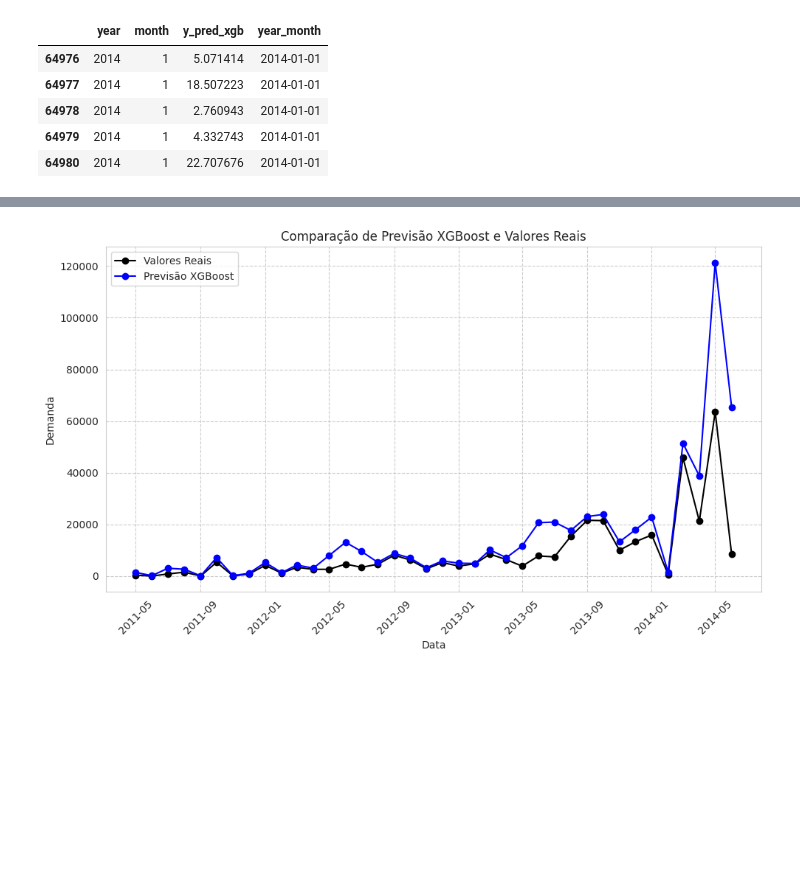
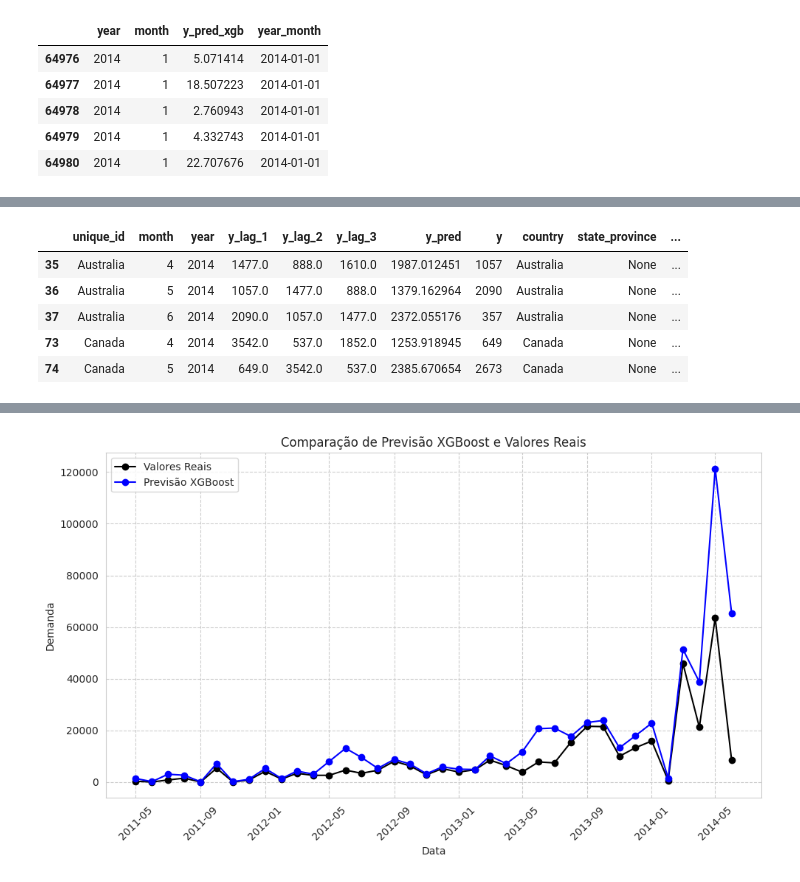
Before and after one commit to drisanches/desafio_final_LH, a Jupyter notebook: docs/aw_sales_forecasting.ipynb, the cells around one changed output, grey strips where cells are left out. Saved outputs shown, nothing was run; the diff lists cells and outputs as text; code cells hidden in the pictures; blank space fills up the shorter version.

```diff
--- a/docs/aw_sales_forecasting.ipynb
+++ b/docs/aw_sales_forecasting.ipynb
@@ -1134,5 +1137,5 @@ y_test1 = Y_test1['y']
 # %%
-unique_ids = list(X_train1['unique_id'].unique()) + list(X_test1['unique_id'].unique())
+encoder = LabelEncoder()
 encoder.fit(unique_ids)
 
 X_train1['unique_id'] = encoder.transform(X_train1['unique_id'])
@@ -1275,0 +1281,5 @@ forecast_df.head()
+# %%
+demand_agg_xgb = X_test1.copy()
+demand_agg_xgb['y_pred'] = y_pred_xgb
+demand_agg_xgb['y'] = y_test1
+demand_agg_xgb.head()
@@ -1275,0 +1293,4 @@ forecast_df.head()
+# %%
+# Revertendo encoder
+demand_agg_xgb['unique_id'] = encoder.inverse_transform(demand_agg_xgb['unique_id'])
+demand_agg_xgb.head()
@@ -1275,0 +1304,11 @@ forecast_df.head()
+# %%
+# Desagregar os níveis hierárquicos em colunas
+demand_agg_xgb[['country', 'state_province', 'store_name', 'product_name']] = demand_agg_xgb['unique_id'].str.split('/', expand=True)
+demand_agg_xgb.head()
+# %% [output]
+|  | unique_id | month | year | y_lag_1 | y_lag_2 | y_lag_3 | y_pred | y | country | state_province | ... |
+| 35 | Australia | 4 | 2014 | 1477.0 | 888.0 | 1610.0 | 1987.012451 | 1057 | Australia | None | ... |
+| 36 | Australia | 5 | 2014 | 1057.0 | 1477.0 | 888.0 | 1379.162964 | 2090 | Australia | None | ... |
+| 37 | Australia | 6 | 2014 | 2090.0 | 1057.0 | 1477.0 | 2372.055176 | 357 | Australia | None | ... |
+| 73 | Canada | 4 | 2014 | 3542.0 | 537.0 | 1852.0 | 1253.918945 | 649 | Canada | None | ... |
+| 74 | Canada | 5 | 2014 | 649.0 | 3542.0 | 537.0 | 2385.670654 | 2673 | Canada | None | ... |
```
Also changed, not shown: parts of 18 cells of this notebook, 1 other file.
